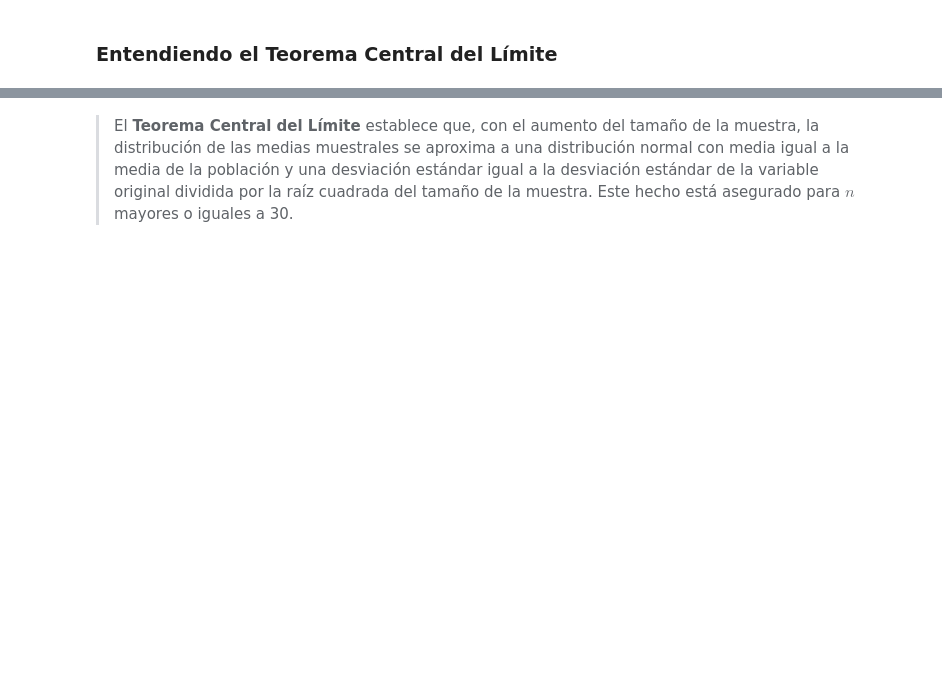
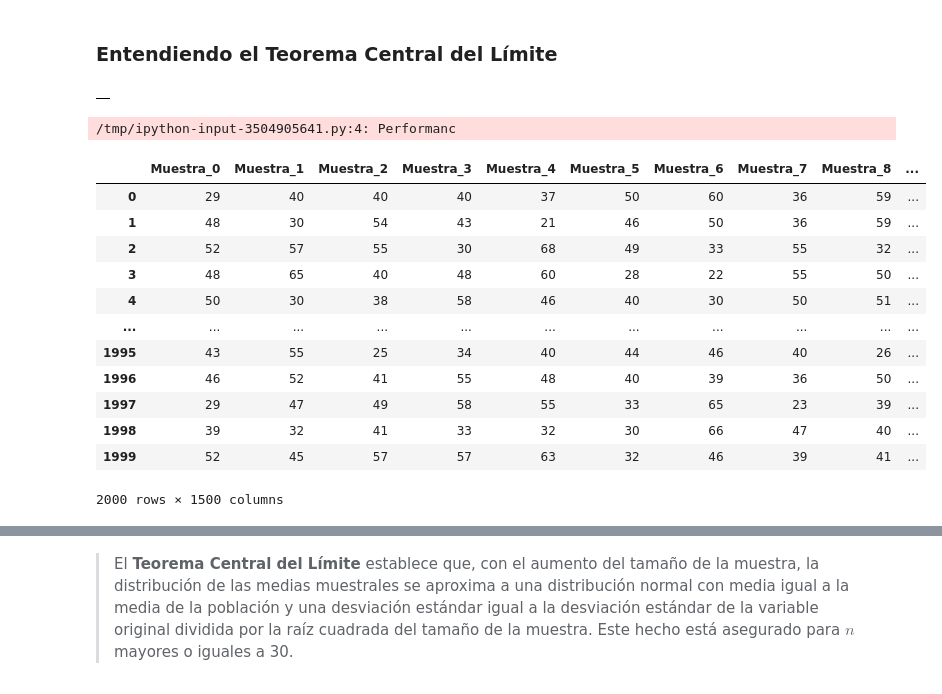
Before and after one commit to francisco-gamez/Estadisticas_Machine_Learning, a Jupyter notebook: Curso_de_Estadística_Parte_2.ipynb, the cells around one changed output, grey strips where cells are left out. Drawn from its saved outputs; the diff is of its cells as text; code cells hidden in the pictures; blank space fills up the shorter version.

```diff
--- a/Curso_de_Estadística_Parte_2.ipynb
+++ b/Curso_de_Estadística_Parte_2.ipynb
@@ -684,0 +835,27 @@ La desviación estándar de las medias muestrales se conoce como **error estánd
+# %%
+muestras = pd.DataFrame()
+muestras
+# %% [output]
+|  |
+# %%
+for i in range(total_de_muestras):
+  _ = datos.Edad.sample(n)
+  _.index = range(0,len(_))
+  muestras['Muestra_' + str(i)] = _
+
+muestras
+# %% [output]
+/tmp/ipython-input-3504905641.py:4: Performanc
+|  | Muestra_0 | Muestra_1 | Muestra_2 | Muestra_3 | Muestra_4 | Muestra_5 | Muestra_6 | Muestra_7 | Muestra_8 | ... |
+| 0 | 29 | 40 | 40 | 40 | 37 | 50 | 60 | 36 | 59 | ... |
+| 1 | 48 | 30 | 54 | 43 | 21 | 46 | 50 | 36 | 59 | ... |
+| 2 | 52 | 57 | 55 | 30 | 68 | 49 | 33 | 55 | 32 | ... |
+| 3 | 48 | 65 | 40 | 48 | 60 | 28 | 22 | 55 | 50 | ... |
+| 4 | 50 | 30 | 38 | 58 | 46 | 40 | 30 | 50 | 51 | ... |
+| ... | ... | ... | ... | ... | ... | ... | ... | ... | ... | ... |
+| 1995 | 43 | 55 | 25 | 34 | 40 | 44 | 46 | 40 | 26 | ... |
+| 1996 | 46 | 52 | 41 | 55 | 48 | 40 | 39 | 36 | 50 | ... |
+| 1997 | 29 | 47 | 49 | 58 | 55 | 33 | 65 | 23 | 39 | ... |
+| 1998 | 39 | 32 | 41 | 33 | 32 | 30 | 66 | 47 | 40 | ... |
+| 1999 | 52 | 45 | 57 | 57 | 63 | 32 | 46 | 39 | 41 | ... |
+2000 rows × 1500 columns
```
Also changed, not shown: parts of 70 cells of this notebook.
